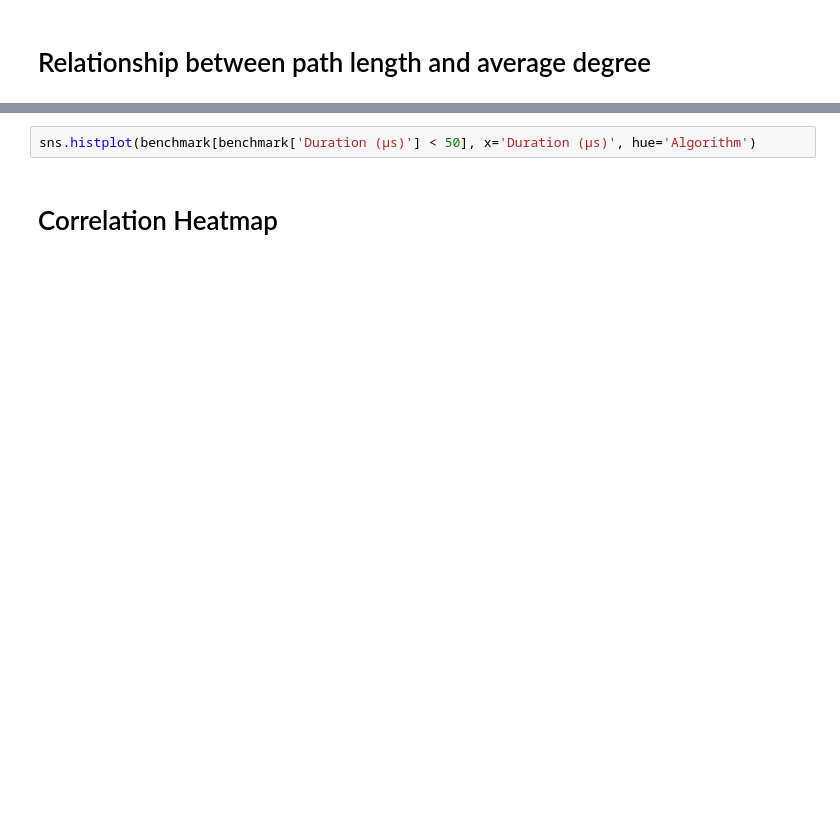
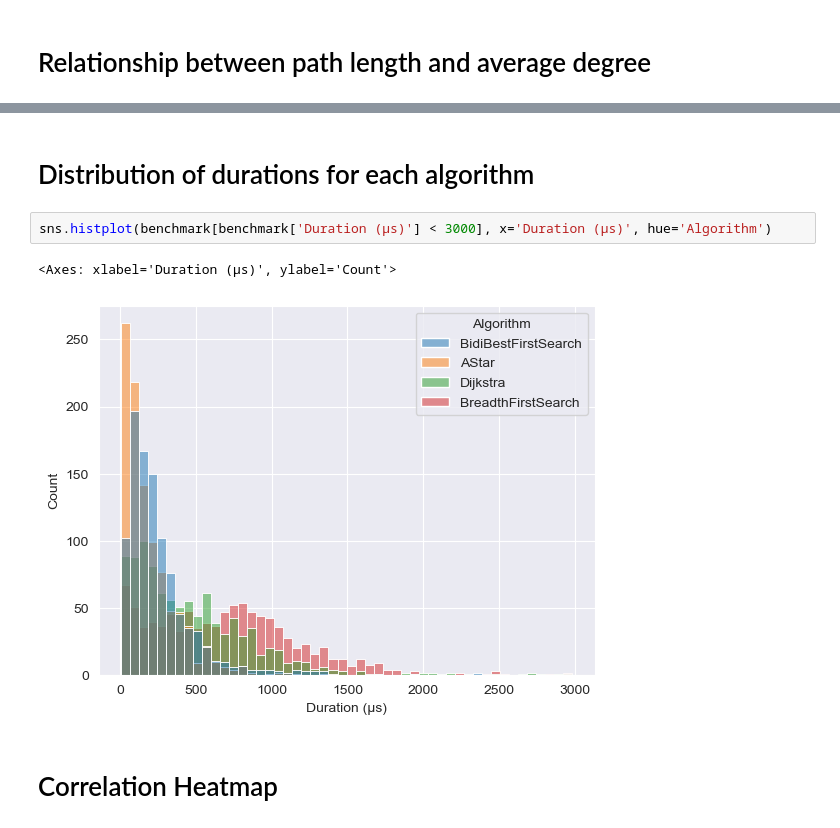
Before and after one commit to Spi3lot/pathfinding, a Jupyter notebook: Pathfinding/modifiable-benchmark.ipynb, the cells around one changed output, grey strips where cells are left out. Saved outputs shown, nothing was run; the diff lists cells and outputs as text; blank space fills up the shorter version.

```diff
--- a/Pathfinding/modifiable-benchmark.ipynb
+++ b/Pathfinding/modifiable-benchmark.ipynb
@@ -75,5 +84,10 @@ sns.lineplot(benchmark, x='Path Length', y='Average Degree')
+# %% [markdown]
+# Distribution of durations for each algorithm
 # %%
-sns.histplot(benchmark[benchmark['Duration (µs)'] < 50], x='Duration (µs)', hue='Algorithm')
+sns.histplot(benchmark[benchmark['Duration (µs)'] < 3000], x='Duration (µs)', hue='Algorithm')
+# %% [output]
+<Axes: xlabel='Duration (µs)', ylabel='Count'>
+[figure, added]
 # %% [markdown]
 # Correlation Heatmap
 # %%
```
Also changed, not shown: parts of 9 cells of this notebook, 6 other files.
